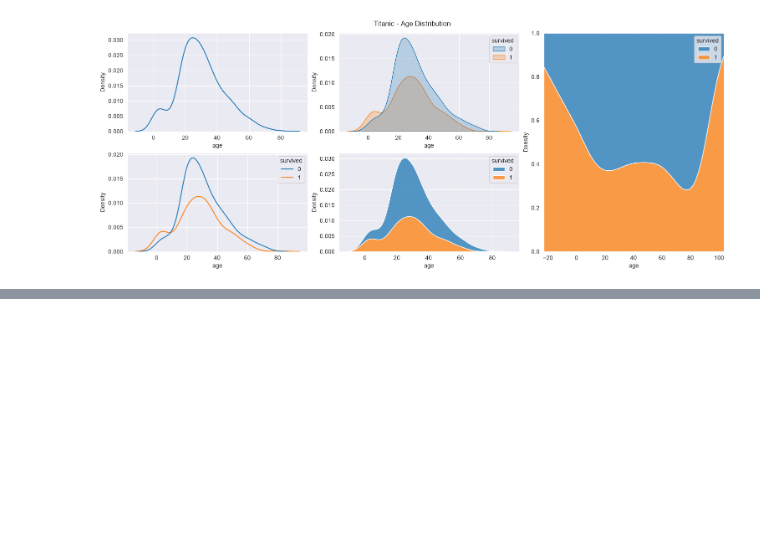
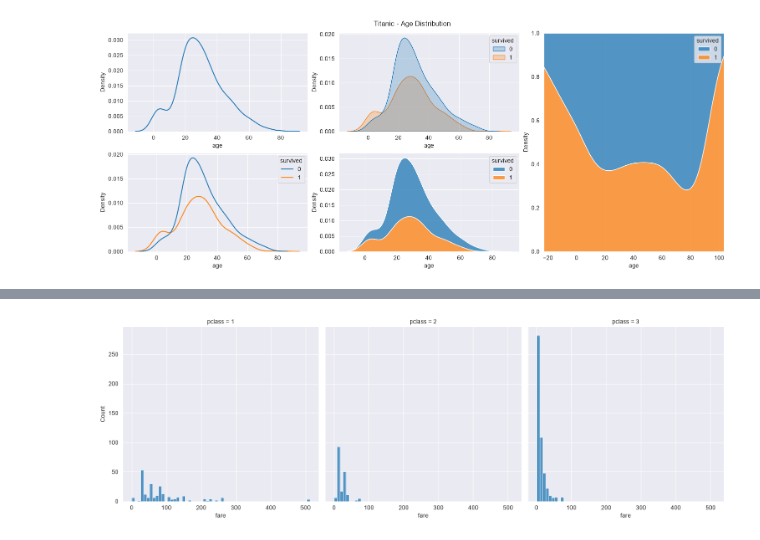
Before and after one commit to zzengmo/18_data_analytics, a Jupyter notebook: Seaborn.ipynb, the cells around one changed output, grey strips where cells are left out. Saved outputs shown, nothing was run; the diff lists cells and outputs as text; code cells hidden in the pictures; blank space fills up the shorter version.

```diff
--- a/Seaborn.ipynb
+++ b/Seaborn.ipynb
@@ -93,0 +109,13 @@ plt.show()
+# %%
+titanic["pclass"].value_counts()
+
+sns.displot(
+    data = titanic,
+    x ="fare",
+    col="pclass",
+    kind="hist"
+)
+
+plt.show()
+# %% [output]
+[figure, added]
```
Also changed, not shown: parts of 3 cells of this notebook.
